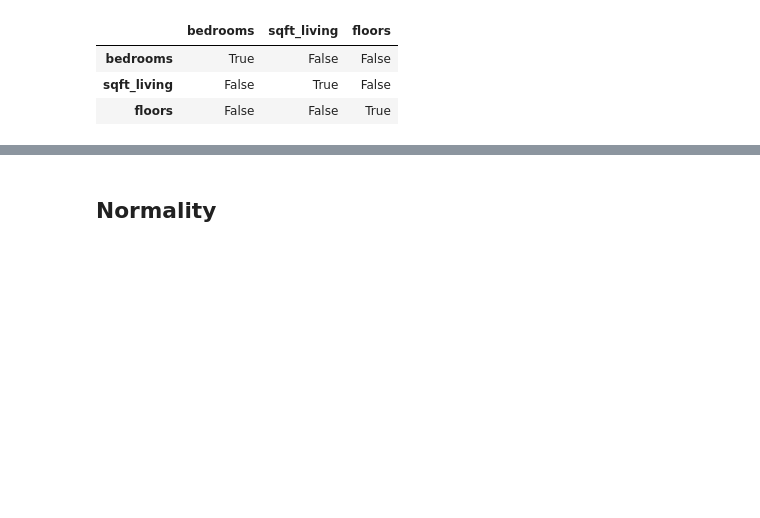
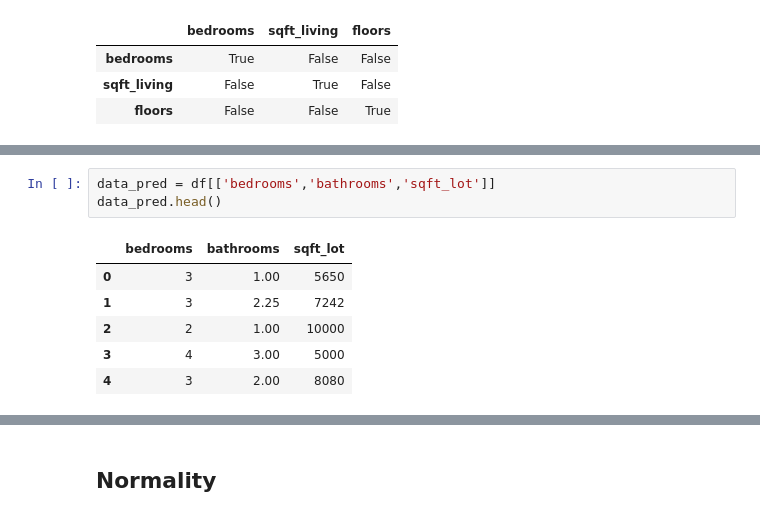
Before and after one commit to morty802/Intergenerational-Familes-in-King-County, a Jupyter notebook: King County Analysis.ipynb, the cells around one changed output, grey strips where cells are left out. Cells and saved outputs as stored; diff of their text form; blank space fills up the shorter version.

```diff
--- a/King County Analysis.ipynb
+++ b/King County Analysis.ipynb
@@ -445,0 +341,10 @@ from statsmodels.formula.api import ols
+# %%
+data_pred = df[['bedrooms','bathrooms','sqft_lot']]
+data_pred.head()
+# %% [output]
+|  | bedrooms | bathrooms | sqft_lot |
+| 0 | 3 | 1.00 | 5650 |
+| 1 | 3 | 2.25 | 7242 |
+| 2 | 2 | 1.00 | 10000 |
+| 3 | 4 | 3.00 | 5000 |
+| 4 | 3 | 2.00 | 8080 |
```
Also changed, not shown: parts of 79 cells of this notebook, 3 other files.
